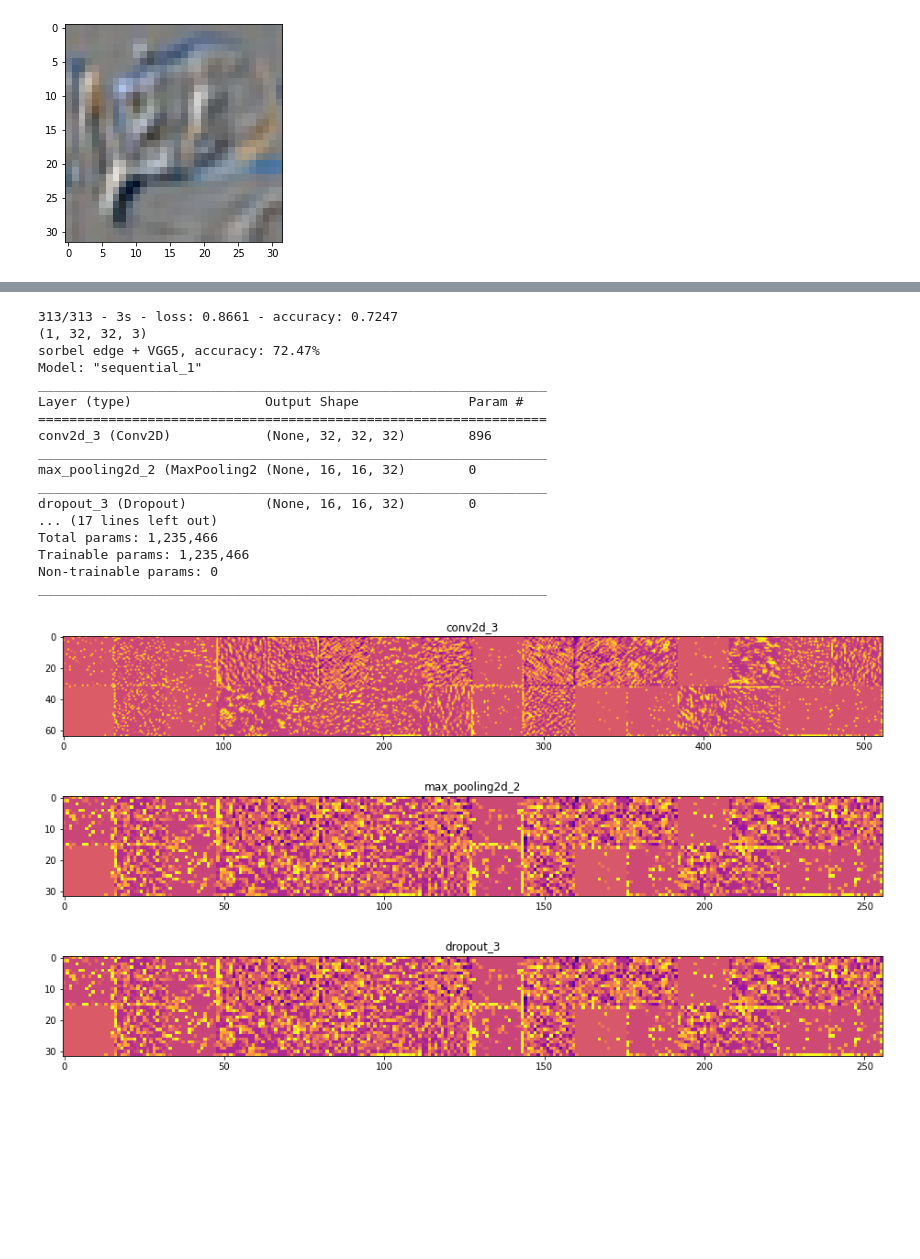
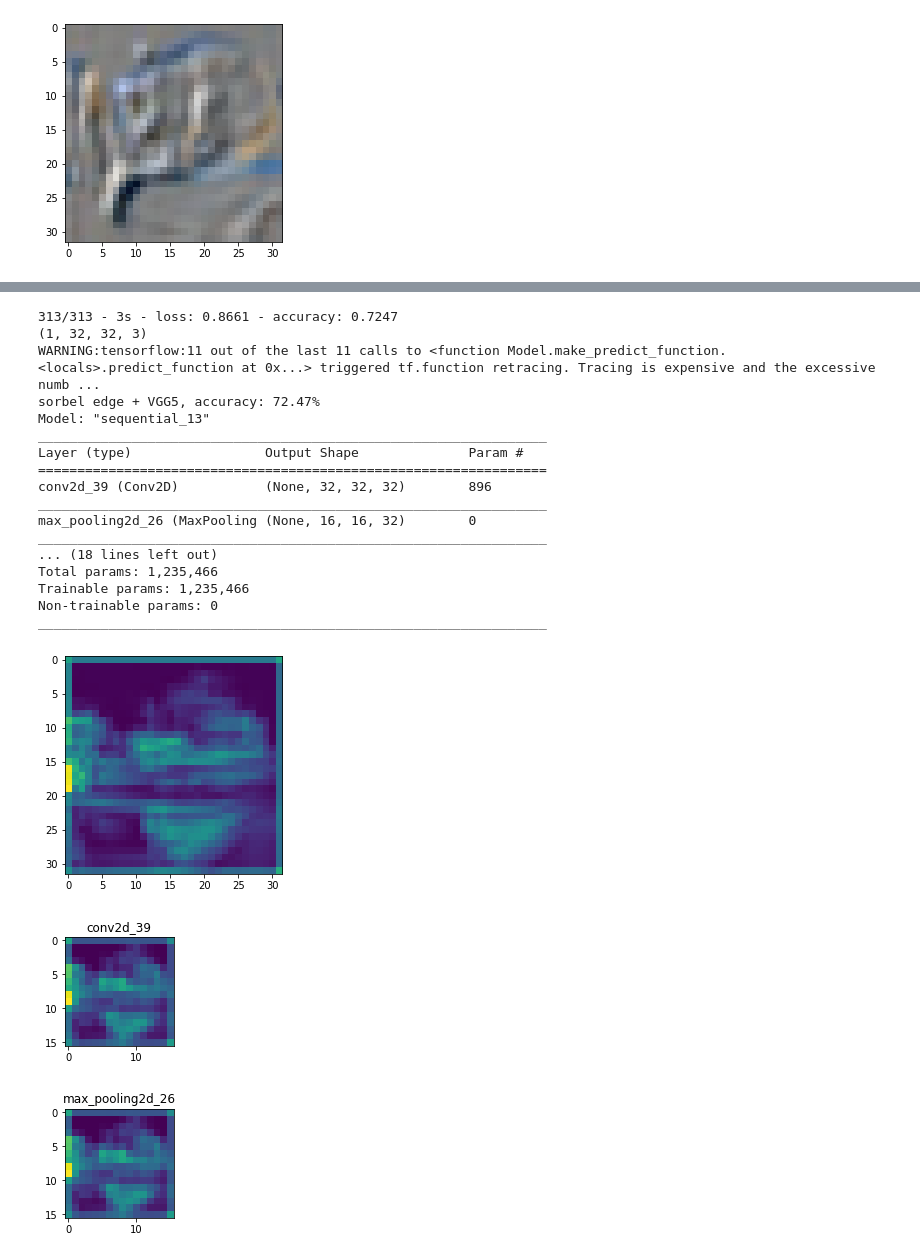
Before and after one commit to amweng/cnn-filter-metrics, a Jupyter notebook: vgg5-sobel-RESULTS.ipynb, the cells around one changed output, grey strips where cells are left out. Saved outputs shown, nothing was run; the diff lists cells and outputs as text; code cells hidden in the pictures; blank space fills up the shorter version.

Commit message:
done gathering data

```diff
--- a/vgg5-sobel-RESULTS.ipynb
+++ b/vgg5-sobel-RESULTS.ipynb
@@ -121,18 +129,24 @@ class VisualizeVggFeatures(keras.callbacks.Callback):
 
         num_layers = 6
 
-        trainX, trainY, testX, testY = load_dataset()
-        trainX, testX = prep_pixels(trainX, testX)
+
+        (trainX, trainY), (testX, testY) = cifar10.load_data()
+
+        testX = sobel_filter_dataset(testX[:2,:,:,:])
+
+
 
         randomNoise = np.random.rand(1,32,32,3)
         randomNoise = randomNoise * 255
-        randomNoise = testX[0,:,:,:].reshape(1,32,32,3)
+        randomNoise = testX[1,:,:,:].reshape(1,32,32,3)
         print(randomNoise.shape)
 
 
         layer_outputs = [layer.output for layer in model.layers[:num_layers]] # Gathers the outputs of the layers we want
         activation_model = Model(inputs=model.input, outputs=layer_outputs) # Isolates the model layers from our model
         activations = activation_model.predict(randomNoise) # Returns a list of five Numpy arrays: one array per layer activation
+
+
 
         images_per_row = 16
 
@@ -146,6 +160,10 @@ class VisualizeVggFeatures(keras.callbacks.Callback):
             output_size = layer_activation.shape[1] #The feature map has shape (1, size, size, n_features).
             n_cols = n_features // images_per_row # Tiles the activation channels in this matrix
             layer_vis = np.zeros((output_size * n_cols, images_per_row * output_size))
+
+
+            mean_act = np.mean(layer_activation,axis=3)
+            plt.imshow(np.clip(mean_act[0,:,:], 0, 1),cmap='viridis')
 
 
             for col in range(n_cols):
@@ -168,7 +186,7 @@ class VisualizeVggFeatures(keras.callbacks.Callback):
                                 scale * layer_vis.shape[0]))
             plt.title(layer_name)
             plt.grid(False)
-            plt.imshow(layer_vis, aspect='auto', cmap='plasma')
+            plt.imshow(layer_vis, aspect='auto', cmap='viridis')
 
 
 
@@ -183,38 +201,38 @@ def eval_trained_model_VGG5(trainX,trainY,testX,testY):
     model.load_weights(abs_file_path_chkpt)
     # Evaluate the model
 
 	# prepare pixel data
     # trainX, testX = prep_pixels(trainX, testX)
     # trainX = sobel_filter_dataset(trainX)
     # testX = sobel_filter_dataset(testX)
     # trainY = to_categorical(trainY)
     # testY = to_categorical(testY)
     plot_metrics = VisualizeVggFeatures()
     loss, acc = model.evaluate(testX, testY, verbose=2, callbacks = [plot_metrics])
     print("sorbel edge + VGG5, accuracy: {:5.2f}%".format(100 * acc))
 
     return model
 
 trained_model= eval_trained_model_VGG5(trainX,trainY,testX,testY)
 trained_model.summary()
 # %% [output]
 313/313 - 3s - loss: 0.8661 - accuracy: 0.7247
 (1, 32, 32, 3)
+WARNING:tensorflow:11 out of the last 11 calls to <function Model.make_predict_function.<locals>.predict_function at 0x...> triggered tf.function retracing. Tracing is expensive and the excessive numb ...
 sorbel edge + VGG5, accuracy: 72.47%
-Model: "sequential_1"
+Model: "sequential_13"
 _________________________________________________________________
 Layer (type)                 Output Shape              Param #
 =================================================================
-conv2d_3 (Conv2D)            (None, 32, 32, 32)        896
+conv2d_39 (Conv2D)           (None, 32, 32, 32)        896
 _________________________________________________________________
-max_pooling2d_2 (MaxPooling2 (None, 16, 16, 32)        0
+max_pooling2d_26 (MaxPooling (None, 16, 16, 32)        0
 _________________________________________________________________
-dropout_3 (Dropout)          (None, 16, 16, 32)        0
-... (17 lines left out)
+... (18 lines left out)
 Total params: 1,235,466
 Trainable params: 1,235,466
 Non-trainable params: 0
 _________________________________________________________________
-[figure, old version]
+[figure, new version]
-[figure, old version]
+[figure, new version]
-[figure, old version]
+[figure, new version]
```
Also changed, not shown: parts of 4 cells of this notebook, 2 other files.
